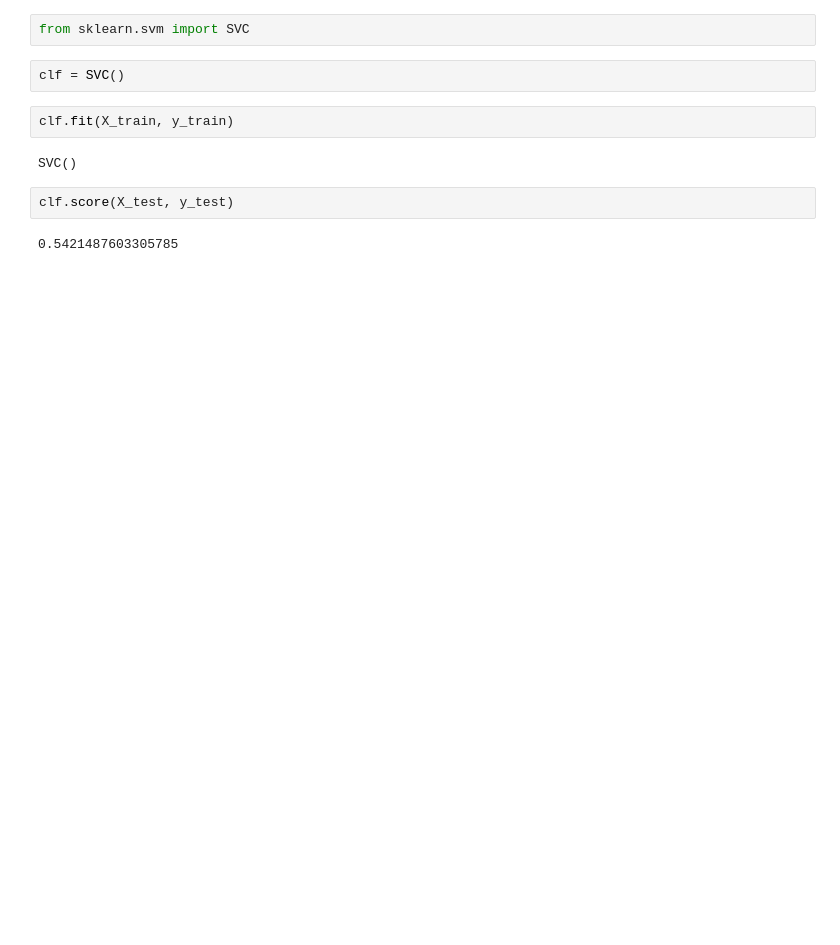
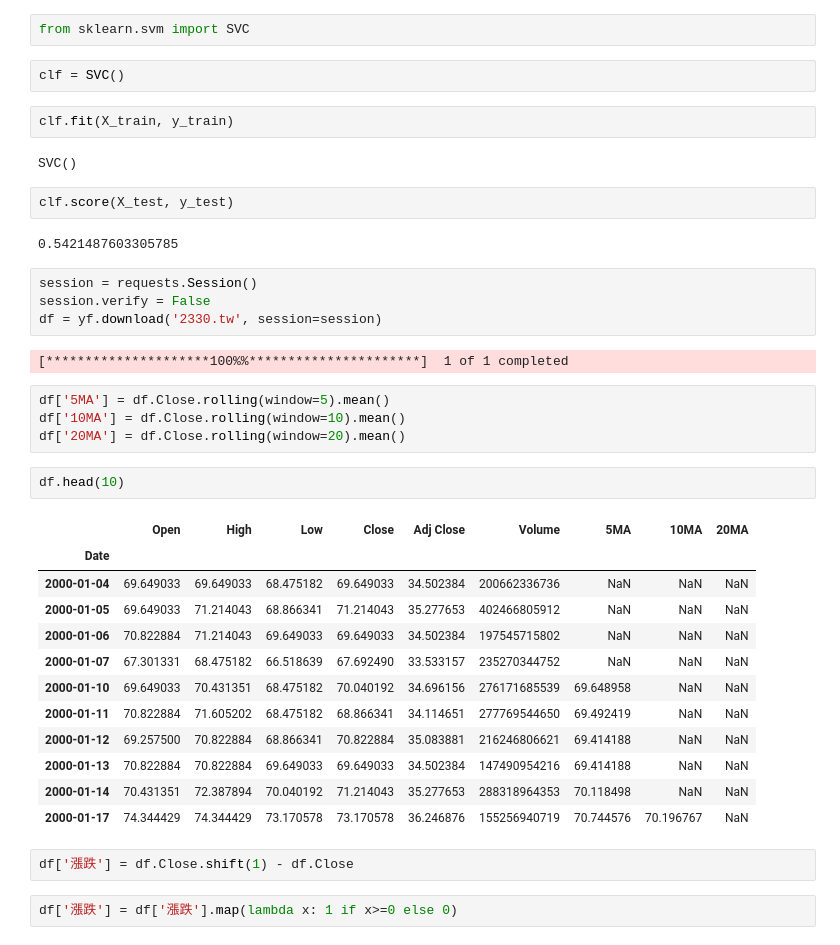
Before and after one commit to vcdemy/20240409, a Jupyter notebook: 20240409筆記.ipynb, the cells around one changed output. Drawn from its saved outputs; the diff is of its cells as text; blank space fills up the shorter version.

```diff
--- a/20240409筆記.ipynb
+++ b/20240409筆記.ipynb
@@ -1057,3 +1057,32 @@ SVC()
 clf.score(X_test, y_test)
 # %% [output]
 0.5421487603305785
+# %%
+session = requests.Session()
+session.verify = False
+df = yf.download('2330.tw', session=session)
+# %% [output]
+[*********************100%%**********************]  1 of 1 completed
+# %%
+df['5MA'] = df.Close.rolling(window=5).mean()
+df['10MA'] = df.Close.rolling(window=10).mean()
+df['20MA'] = df.Close.rolling(window=20).mean()
+# %%
+df.head(10)
+# %% [output]
+|  | Open | High | Low | Close | Adj Close | Volume | 5MA | 10MA | 20MA |
+| Date |  |  |  |  |  |  |  |  |  |
+| 2000-01-04 | 69.649033 | 69.649033 | 68.475182 | 69.649033 | 34.502384 | 200662336736 | NaN | NaN | NaN |
+| 2000-01-05 | 69.649033 | 71.214043 | 68.866341 | 71.214043 | 35.277653 | 402466805912 | NaN | NaN | NaN |
+| 2000-01-06 | 70.822884 | 71.214043 | 69.649033 | 69.649033 | 34.502384 | 197545715802 | NaN | NaN | NaN |
+| 2000-01-07 | 67.301331 | 68.475182 | 66.518639 | 67.692490 | 33.533157 | 235270344752 | NaN | NaN | NaN |
+| 2000-01-10 | 69.649033 | 70.431351 | 68.475182 | 70.040192 | 34.696156 | 276171685539 | 69.648958 | NaN | NaN |
+| 2000-01-11 | 70.822884 | 71.605202 | 68.475182 | 68.866341 | 34.114651 | 277769544650 | 69.492419 | NaN | NaN |
+| 2000-01-12 | 69.257500 | 70.822884 | 68.866341 | 70.822884 | 35.083881 | 216246806621 | 69.414188 | NaN | NaN |
+| 2000-01-13 | 70.822884 | 70.822884 | 69.649033 | 69.649033 | 34.502384 | 147490954216 | 69.414188 | NaN | NaN |
+| 2000-01-14 | 70.431351 | 72.387894 | 70.040192 | 71.214043 | 35.277653 | 288318964353 | 70.118498 | NaN | NaN |
+| 2000-01-17 | 74.344429 | 74.344429 | 73.170578 | 73.170578 | 36.246876 | 155256940719 | 70.744576 | 70.196767 | NaN |
+# %%
+df['漲跌'] = df.Close.shift(1) - df.Close
+# %%
+df['漲跌'] = df['漲跌'].map(lambda x: 1 if x>=0 else 0)
```
Also changed, not shown: parts of 1 cell of this notebook.
